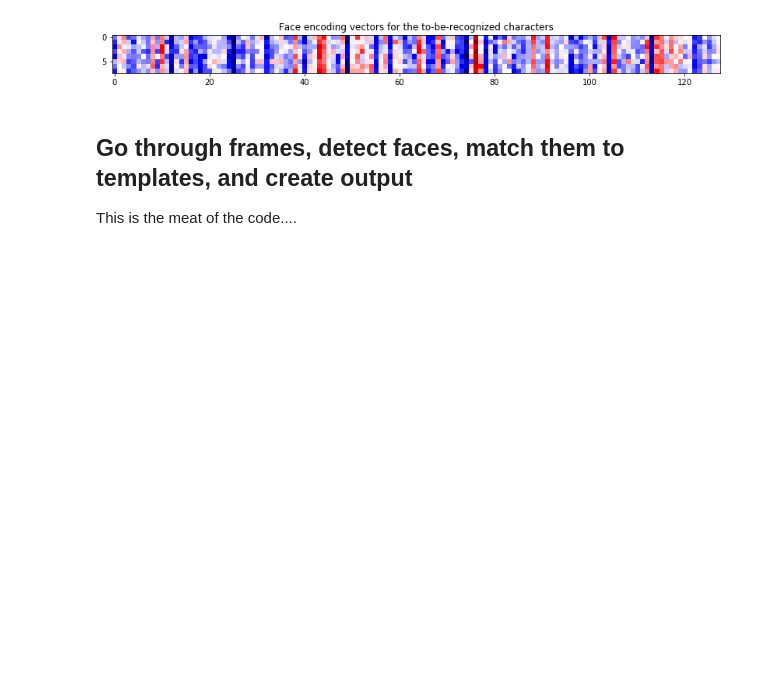
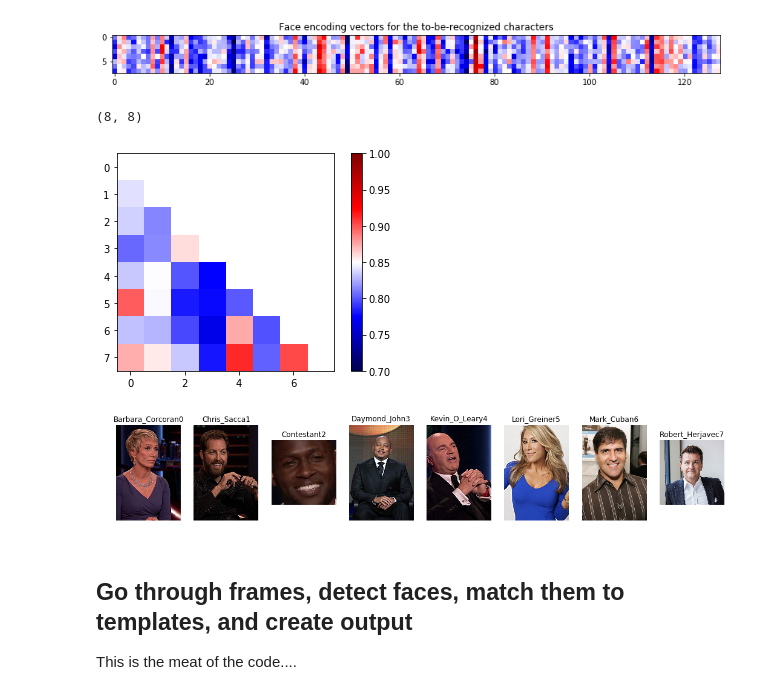
Before and after one commit to nomcomm/CRT_Validity, a Jupyter notebook: scripts/Character Recognition Tool_HIL.ipynb, the cells around one changed output. Drawn from its saved outputs; the diff is of its cells as text; code cells hidden in the pictures; blank space fills up the shorter version.

Commit message:
adding character similarity testing

```diff
--- a/scripts/Character Recognition Tool_HIL.ipynb
+++ b/scripts/Character Recognition Tool_HIL.ipynb
@@ -124,3 +124,7 @@ print(str(len(known_faces)) + ' character templates have been encoded and can no
 # %% [output]
 8 character templates have been encoded and can now be searched.
 [figure]
+# %%
+A.shape
+# %% [output]
+(8, 8)
@@ -127,3 +133,22 @@ print(str(len(known_faces)) + ' character templates have been encoded and can no
+# %%
+A = np.corrcoef(known_faces)
+mask =  np.triu(np.ones(A.shape), k=0)
+A = np.ma.array(A, mask=mask) # mask out the lower triangle
+
+plt.imshow(A, vmin=0.7, vmax=1, cmap='seismic');
+plt.colorbar();
+plt.figure(figsize=(18,4))
+
+
+for num, x in enumerate(character_images):
+    img = PIL.Image.open(os.path.join(reference_image_dir, x))
+    plt.subplot(1,n_characters ,num+1)
+    plt.title(x.split('.')[0] + str(num))
+    plt.axis('off')
+    plt.imshow(img)
+# %% [output]
+[figure, added]
+[figure, added]
 # %% [markdown]
 ## Go through frames, detect faces, match them to templates, and create output
 
```
Also changed, not shown: parts of 1 cell of this notebook.
